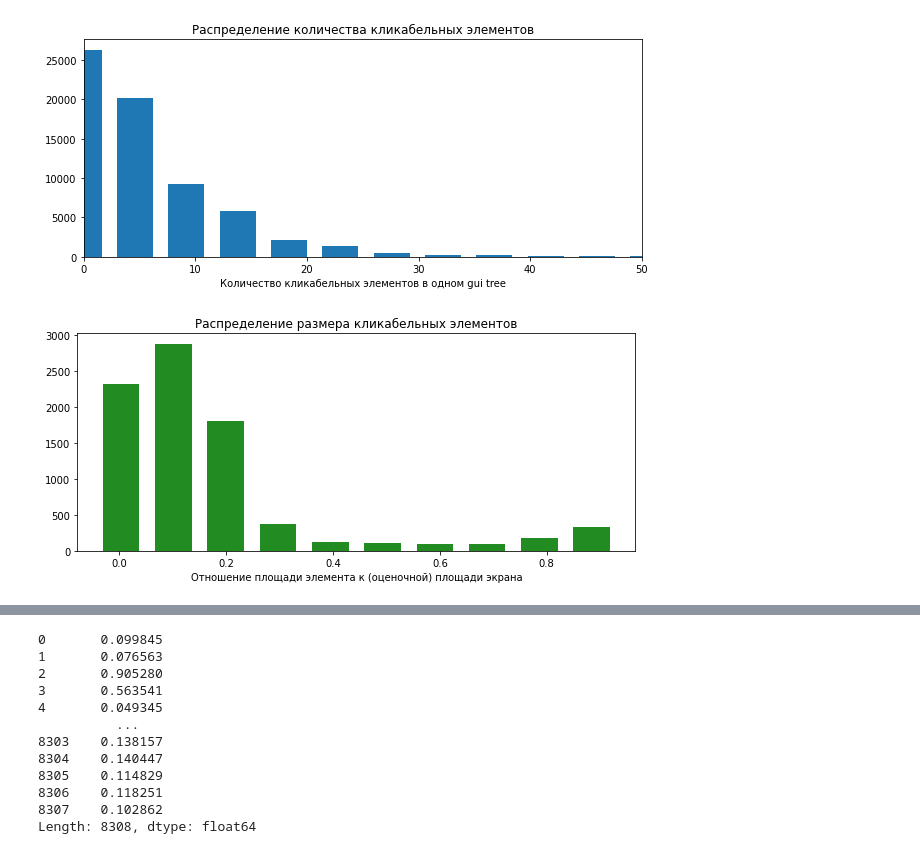
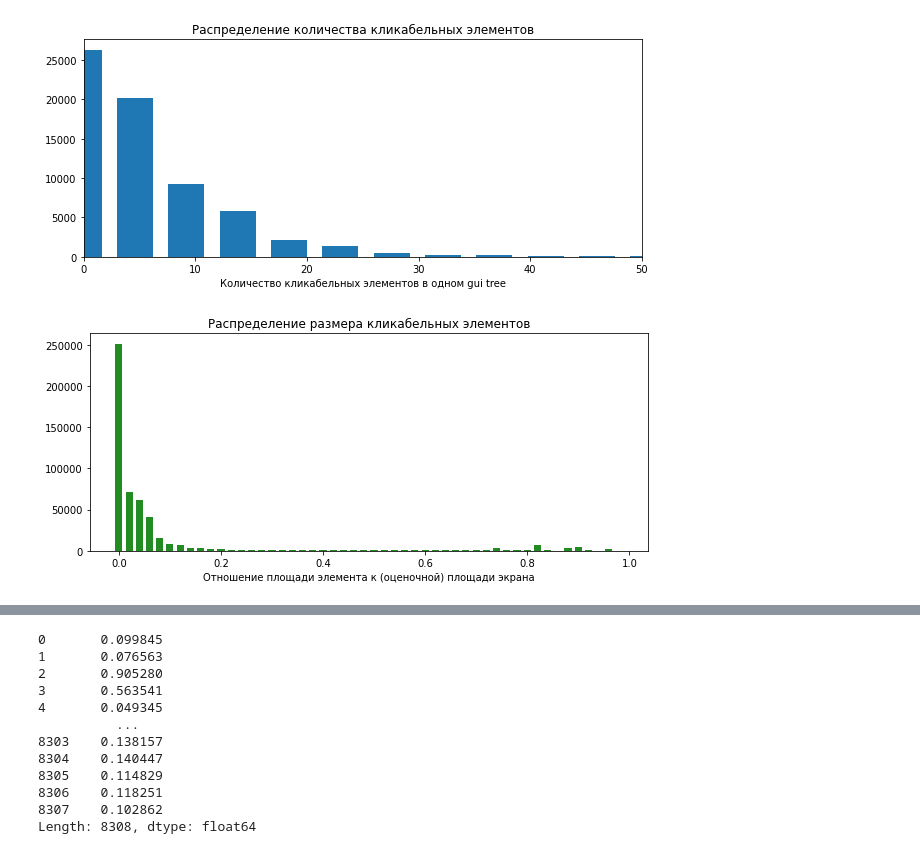
Before and after one commit to m-danya/sp-practice, a Jupyter notebook: research/research.ipynb, the cells around one changed output, grey strips where cells are left out. Drawn from its saved outputs; the diff is of its cells as text; code cells hidden in the pictures.

```diff
--- a/research/research.ipynb
+++ b/research/research.ipynb
@@ -42,12 +38,17 @@ p.set_ylabel('');
 p.figure.savefig('2.jpg')
 # %% [output]
 [figure]
+# %%
+x = []
+for i in df_gui['clickable_areas']:
+    x.extend(i)
+clickable_areas = pd.Series(x)
 # %%
-p = clickable_areas.plot(kind='hist', figsize=(10, 4),rwidth=0.7, align='left', color='#228B22')
+p = clickable_areas.plot(kind='hist', figsize=(10, 4),rwidth=0.7, align='left', color='#228B22', bins=50)
 
 p.set_title('Распределение размера кликабельных элементов')
 p.set_xlabel('Отношение площади элемента к (оценочной) площади экрана')
 p.set_ylabel('');
 p.figure.savefig('3.jpg')
 # %% [output]
-[figure, old version]
+[figure, new version]
```
Also changed, not shown: parts of 2 cells of this notebook.
